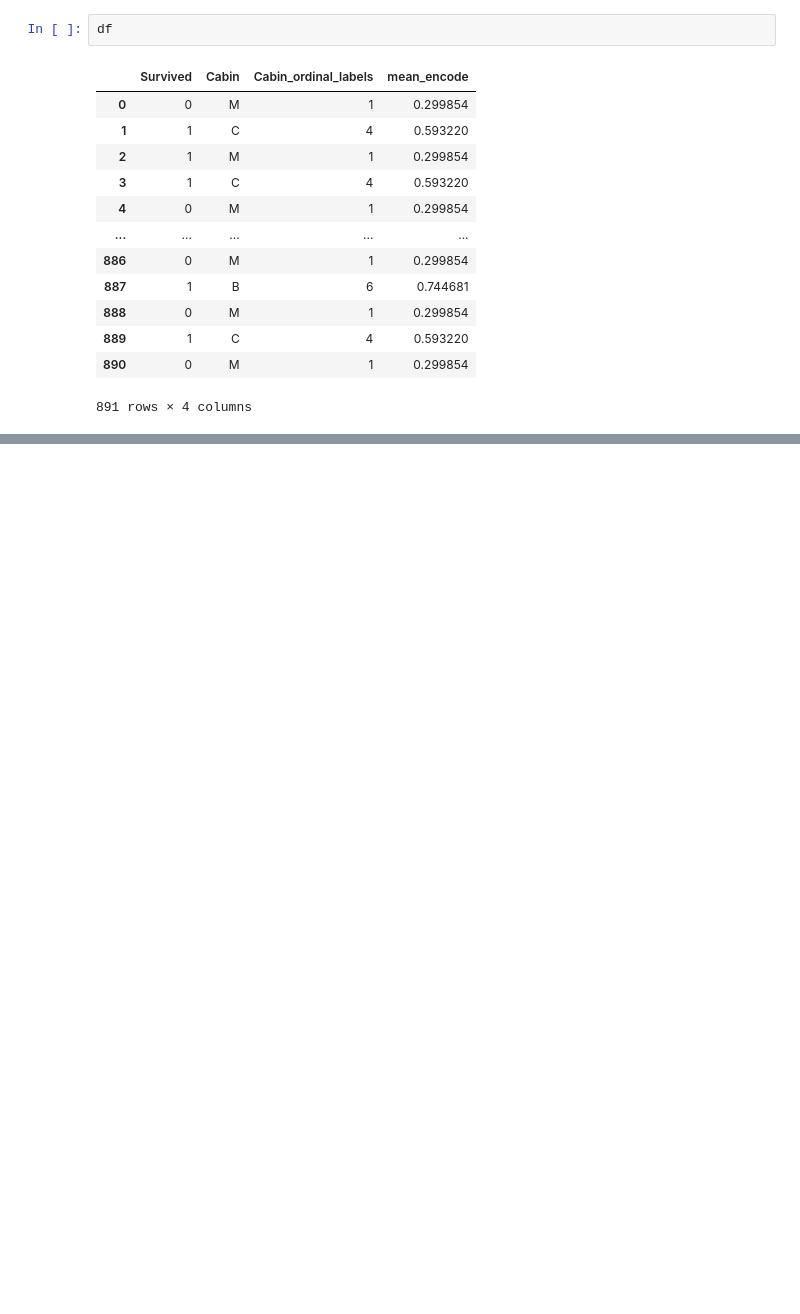
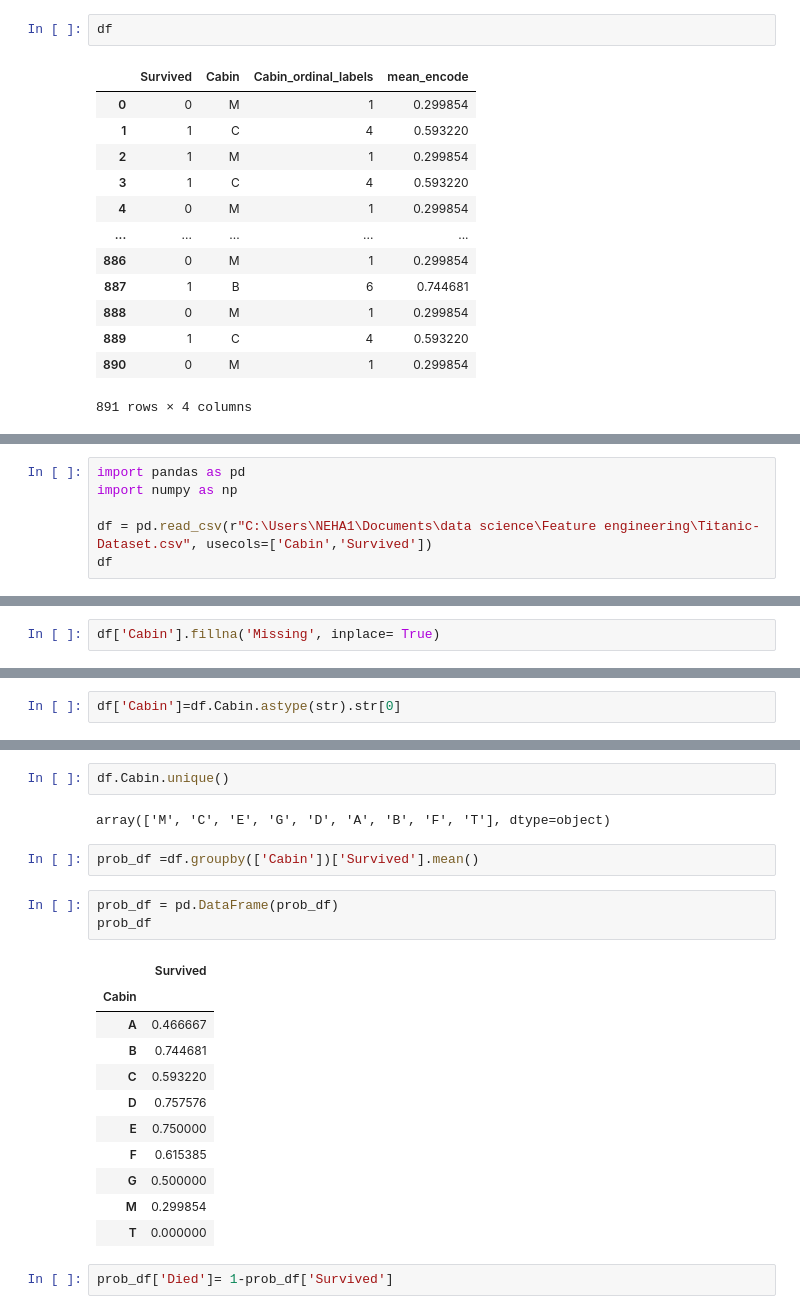
Before and after one commit to navneet1251/Feature_Engineeing, a Jupyter notebook: Feature engineering (categorical data) -2.ipynb, the cells around one changed output, grey strips where cells are left out. Saved outputs shown, nothing was run; the diff lists cells and outputs as text; blank space fills up the shorter version.

```diff
--- a/Feature engineering (categorical data) -2.ipynb
+++ b/Feature engineering (categorical data) -2.ipynb
@@ -726,0 +734,6 @@ df
+# %%
+import pandas as pd
+import numpy as np
+
+df = pd.read_csv(r"C:\Users\NEHA1\Documents\data science\Feature engineering\Titanic-Dataset.csv", usecols=['Cabin','Survived'])
+df
@@ -726,0 +754,2 @@ df
+# %%
+df['Cabin'].fillna('Missing', inplace= True)
@@ -726,0 +772,2 @@ df
+# %%
+df['Cabin']=df.Cabin.astype(str).str[0]
@@ -726,0 +790,23 @@ df
+# %%
+df.Cabin.unique()
+# %% [output]
+array(['M', 'C', 'E', 'G', 'D', 'A', 'B', 'F', 'T'], dtype=object)
+# %%
+prob_df =df.groupby(['Cabin'])['Survived'].mean()
+# %%
+prob_df = pd.DataFrame(prob_df)
+prob_df
+# %% [output]
+|  | Survived |
+| Cabin |  |
+| A | 0.466667 |
+| B | 0.744681 |
+| C | 0.593220 |
+| D | 0.757576 |
+| E | 0.750000 |
+| F | 0.615385 |
+| G | 0.500000 |
+| M | 0.299854 |
+| T | 0.000000 |
+# %%
+prob_df['Died']= 1-prob_df['Survived']
```
Also changed, not shown: parts of 11 cells of this notebook.
